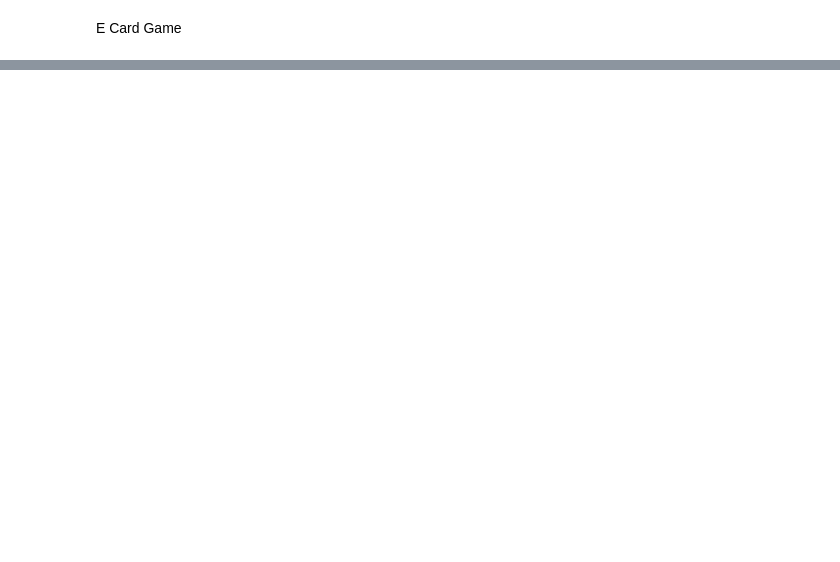
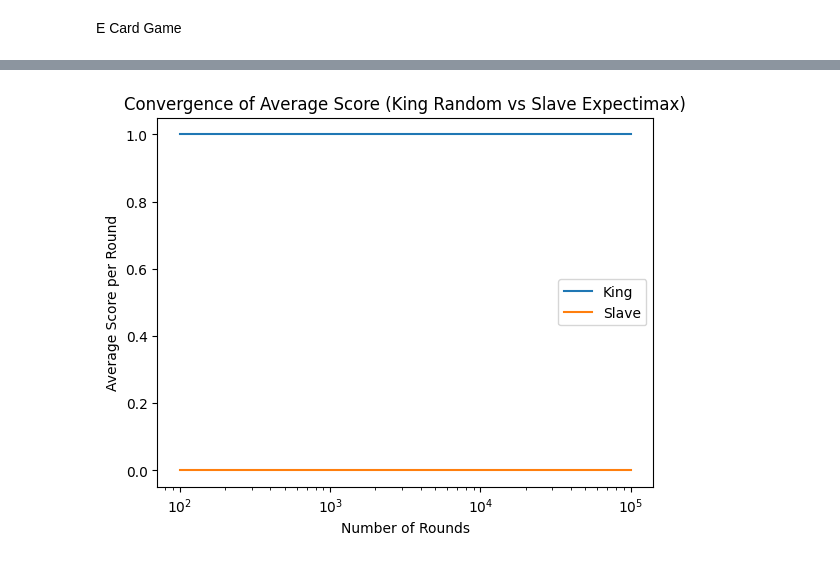
Before and after one commit to masamune-prog/E-card, a Jupyter notebook: simulation.ipynb, the cells around one changed output, grey strips where cells are left out. Cells and saved outputs as stored; diff of their text form; code cells hidden in the pictures; blank space fills up the shorter version.

```diff
--- a/simulation.ipynb
+++ b/simulation.ipynb
@@ -238,0 +372,12 @@ Slave: 0.99725
+# %%
+comparison = PolicyComparison(
+    king_policy=random_policy,
+    slave_policy=expectimax_policy,
+    king_name="Random",
+    slave_name="Expectimax"
+)
+
+# Run simulation
+comparison.run_simulation()
+# %% [output]
+[figure, added]
```
Also changed, not shown: parts of 39 cells of this notebook, 3 other files.
